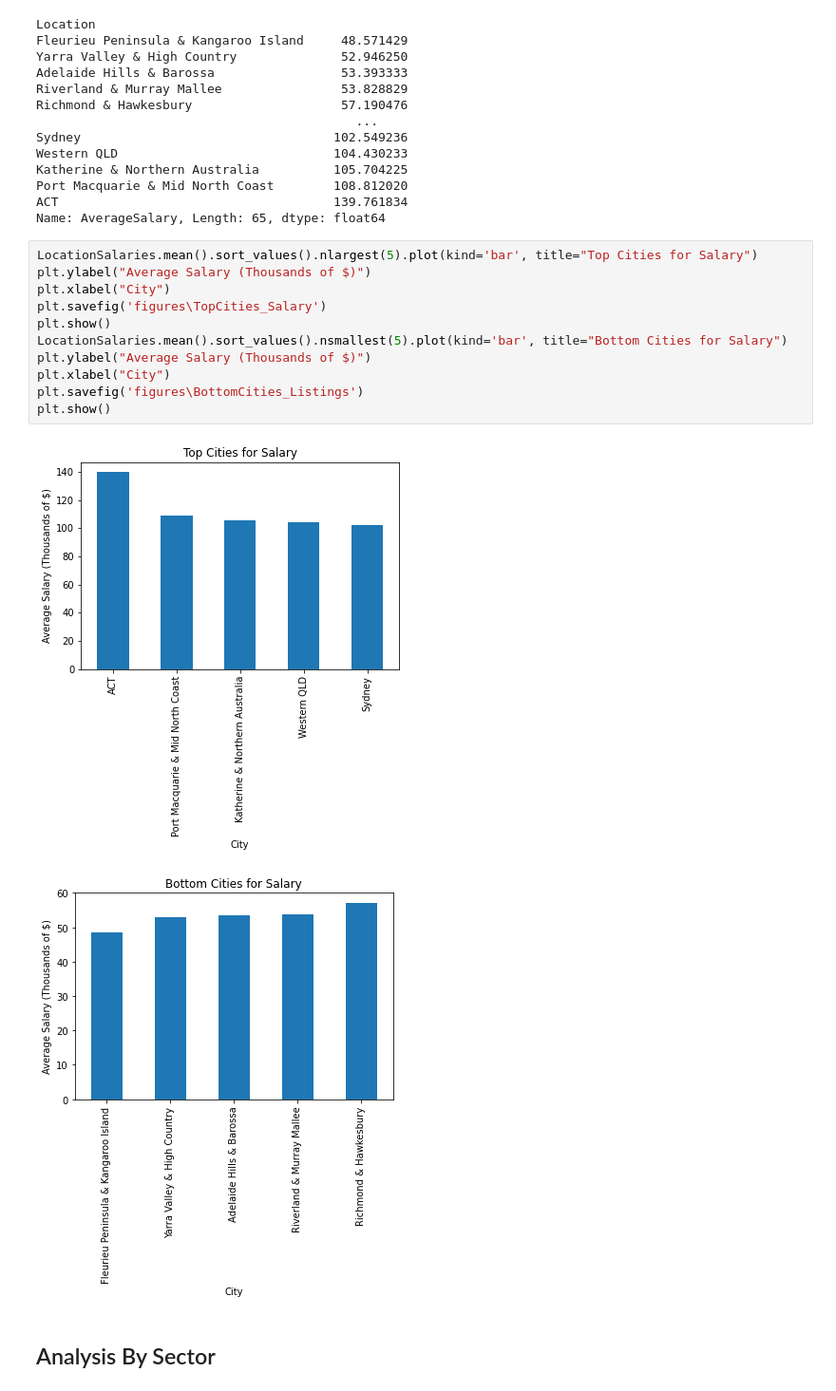
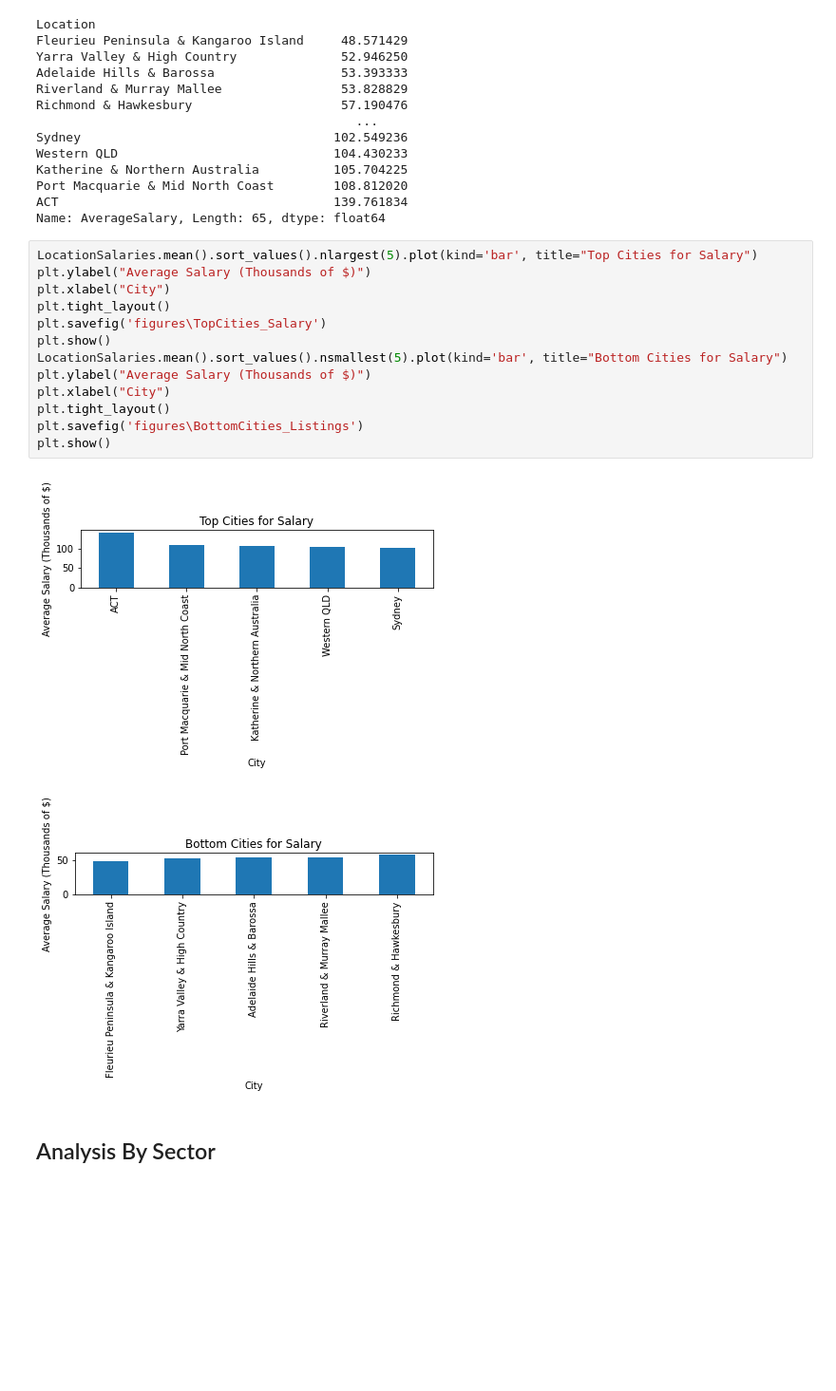
Before and after one commit to RyanWillie/Big-Data-Assignment, a Jupyter notebook: Notebook.ipynb, the cells around one changed output. Shown at 95% size. Cells and saved outputs as stored; diff of their text form; blank space fills up the shorter version.

Commit message:
Resovled issue with saved figures being cut off

```diff
--- a/Notebook.ipynb
+++ b/Notebook.ipynb
@@ -243,17 +244,19 @@ Name: AverageSalary, Length: 65, dtype: float64
 # %%
 LocationSalaries.mean().sort_values().nlargest(5).plot(kind='bar', title="Top Cities for Salary")
 plt.ylabel("Average Salary (Thousands of $)")
 plt.xlabel("City")
+plt.tight_layout()
 plt.savefig('figures\TopCities_Salary')
 plt.show()
 LocationSalaries.mean().sort_values().nsmallest(5).plot(kind='bar', title="Bottom Cities for Salary")
 plt.ylabel("Average Salary (Thousands of $)")
 plt.xlabel("City")
+plt.tight_layout()
 plt.savefig('figures\BottomCities_Listings')
 plt.show()
 # %% [output]
-[figure, old version]
+[figure, new version]
-[figure, old version]
+[figure, new version]
 # %% [markdown]
 ## Analysis By Sector
 # %%
```
Also changed, not shown: parts of 6 cells of this notebook, 8 other files.
